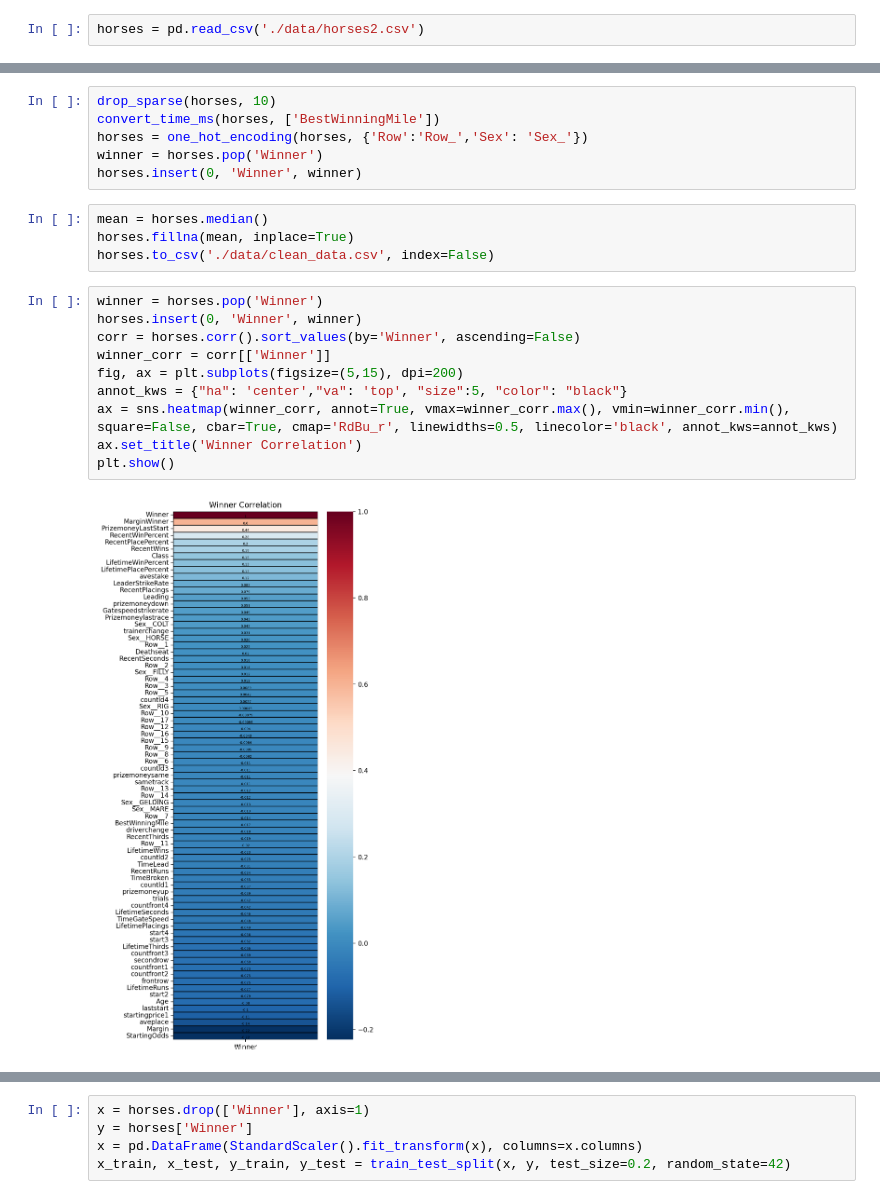
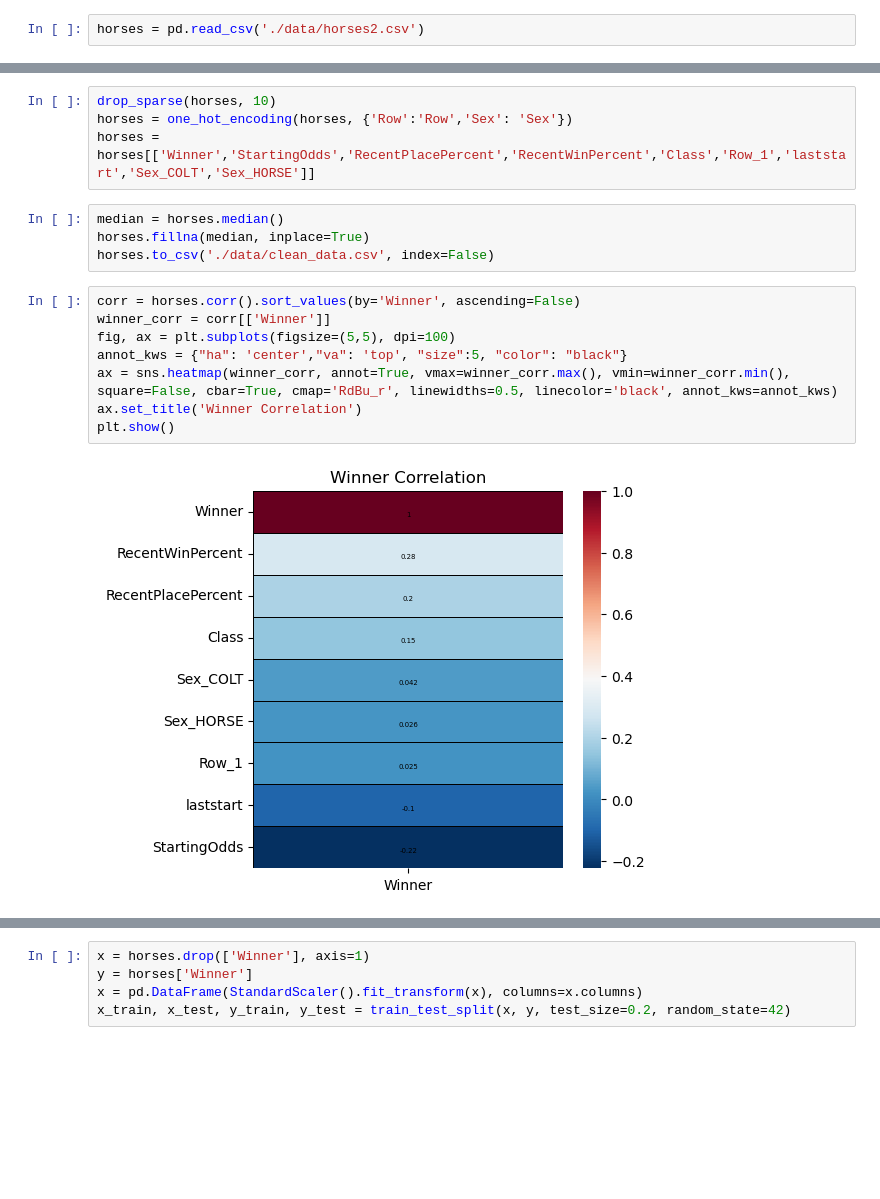
Before and after one commit to hassan-kamran/racing_bet_predictions, a Jupyter notebook: betting_model.ipynb, the cells around one changed output, grey strips where cells are left out. Cells and saved outputs as stored; diff of their text form; blank space fills up the shorter version.

```diff
--- a/betting_model.ipynb
+++ b/betting_model.ipynb
@@ -58,25 +29,21 @@ Text(0.5, 1.0, 'Sex')
 # %%
 drop_sparse(horses, 10)
-convert_time_ms(horses, ['BestWinningMile'])
-horses = one_hot_encoding(horses, {'Row':'Row_','Sex': 'Sex_'})
-winner = horses.pop('Winner')
-horses.insert(0, 'Winner', winner)
+horses = one_hot_encoding(horses, {'Row':'Row','Sex': 'Sex'})
+horses = horses[['Winner','StartingOdds','RecentPlacePercent','RecentWinPercent','Class','Row_1','laststart','Sex_COLT','Sex_HORSE']]
 # %%
-mean = horses.median()
-horses.fillna(mean, inplace=True)
+median = horses.median()
+horses.fillna(median, inplace=True)
 horses.to_csv('./data/clean_data.csv', index=False)
 # %%
-winner = horses.pop('Winner')
-horses.insert(0, 'Winner', winner)
 corr = horses.corr().sort_values(by='Winner', ascending=False)
 winner_corr = corr[['Winner']]
-fig, ax = plt.subplots(figsize=(5,15), dpi=200)
+fig, ax = plt.subplots(figsize=(5,5), dpi=100)
 annot_kws = {"ha": 'center',"va": 'top', "size":5, "color": "black"}
 ax = sns.heatmap(winner_corr, annot=True, vmax=winner_corr.max(), vmin=winner_corr.min(), square=False, cbar=True, cmap='RdBu_r', linewidths=0.5, linecolor='black', annot_kws=annot_kws)
 ax.set_title('Winner Correlation')
 plt.show()
 # %% [output]
-[figure, old version]
+[figure, new version]
 # %%
 horses.info(verbose=True, show_counts=True)
 # %% [output]
```
Also changed, not shown: parts of 16 cells of this notebook, 3 other files.
